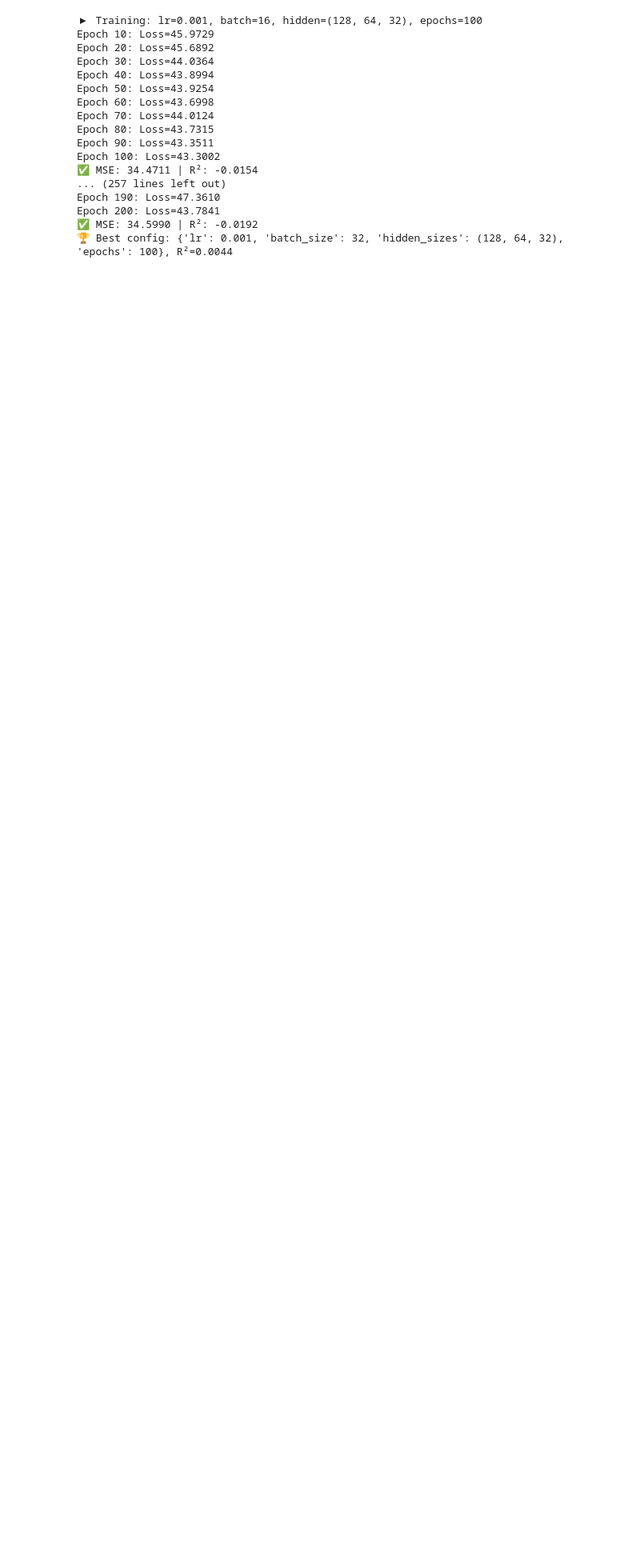
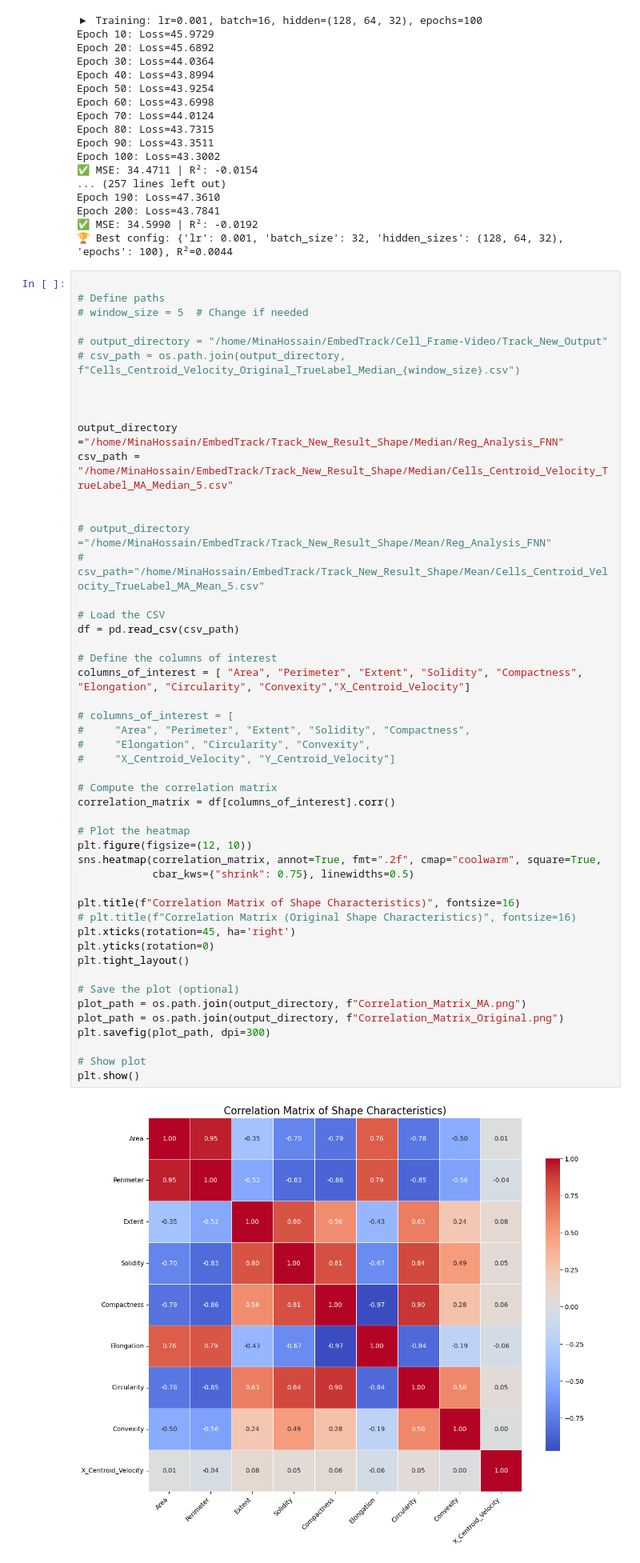
Before and after one commit to mina-mahbub/EmbedTrack_Mina, a Jupyter notebook: Track_New_Result_Shape/Ridge_reg_Median.ipynb, the cells around one changed output. Shown: that part at 80% size. Drawn from its saved outputs; the diff is of its cells as text; blank space fills up the shorter version.

```diff
--- a/Track_New_Result_Shape/Ridge_reg_Median.ipynb
+++ b/Track_New_Result_Shape/Ridge_reg_Median.ipynb
@@ -832,6 +833,57 @@ Epoch 190: Loss=47.3610
 Epoch 200: Loss=43.7841
 ✅ MSE: 34.5990 | R²: -0.0192
 🏆 Best config: {'lr': 0.001, 'batch_size': 32, 'hidden_sizes': (128, 64, 32), 'epochs': 100}, R²=0.0044
+# %%
+
+# Define paths
+# window_size = 5  # Change if needed
+
+# output_directory = "/home/MinaHossain/EmbedTrack/Cell_Frame-Video/Track_New_Output"
+# csv_path = os.path.join(output_directory, f"Cells_Centroid_Velocity_Original_TrueLabel_Median_{window_size}.csv")
+
+
+
+output_directory ="/home/MinaHossain/EmbedTrack/Track_New_Result_Shape/Median/Reg_Analysis_FNN"
+csv_path = "/home/MinaHossain/EmbedTrack/Track_New_Result_Shape/Median/Cells_Centroid_Velocity_TrueLabel_MA_Median_5.csv"
+
+
+# output_directory ="/home/MinaHossain/EmbedTrack/Track_New_Result_Shape/Mean/Reg_Analysis_FNN"
+# csv_path="/home/MinaHossain/EmbedTrack/Track_New_Result_Shape/Mean/Cells_Centroid_Velocity_TrueLabel_MA_Mean_5.csv"
+
+# Load the CSV
+df = pd.read_csv(csv_path)
+
+# Define the columns of interest
+columns_of_interest = [ "Area", "Perimeter", "Extent", "Solidity", "Compactness", "Elongation", "Circularity", "Convexity","X_Centroid_Velocity"]
+
+# columns_of_interest = [
+#     "Area", "Perimeter", "Extent", "Solidity", "Compactness",
+#     "Elongation", "Circularity", "Convexity",
+#     "X_Centroid_Velocity", "Y_Centroid_Velocity"]
+
+# Compute the correlation matrix
+correlation_matrix = df[columns_of_interest].corr()
+
+# Plot the heatmap
+plt.figure(figsize=(12, 10))
+sns.heatmap(correlation_matrix, annot=True, fmt=".2f", cmap="coolwarm", square=True,
+            cbar_kws={"shrink": 0.75}, linewidths=0.5)
+
+plt.title(f"Correlation Matrix of Shape Characteristics)", fontsize=16)
+# plt.title(f"Correlation Matrix (Original Shape Characteristics)", fontsize=16)
+plt.xticks(rotation=45, ha='right')
+plt.yticks(rotation=0)
+plt.tight_layout()
+
+# Save the plot (optional)
+plot_path = os.path.join(output_directory, f"Correlation_Matrix_MA.png")
+plot_path = os.path.join(output_directory, f"Correlation_Matrix_Original.png")
+plt.savefig(plot_path, dpi=300)
+
+# Show plot
+plt.show()
+# %% [output]
+[figure, added]
 # %%
 import os
 import argparse
```
Also changed, not shown: parts of 3 cells of this notebook, 24 other files.
